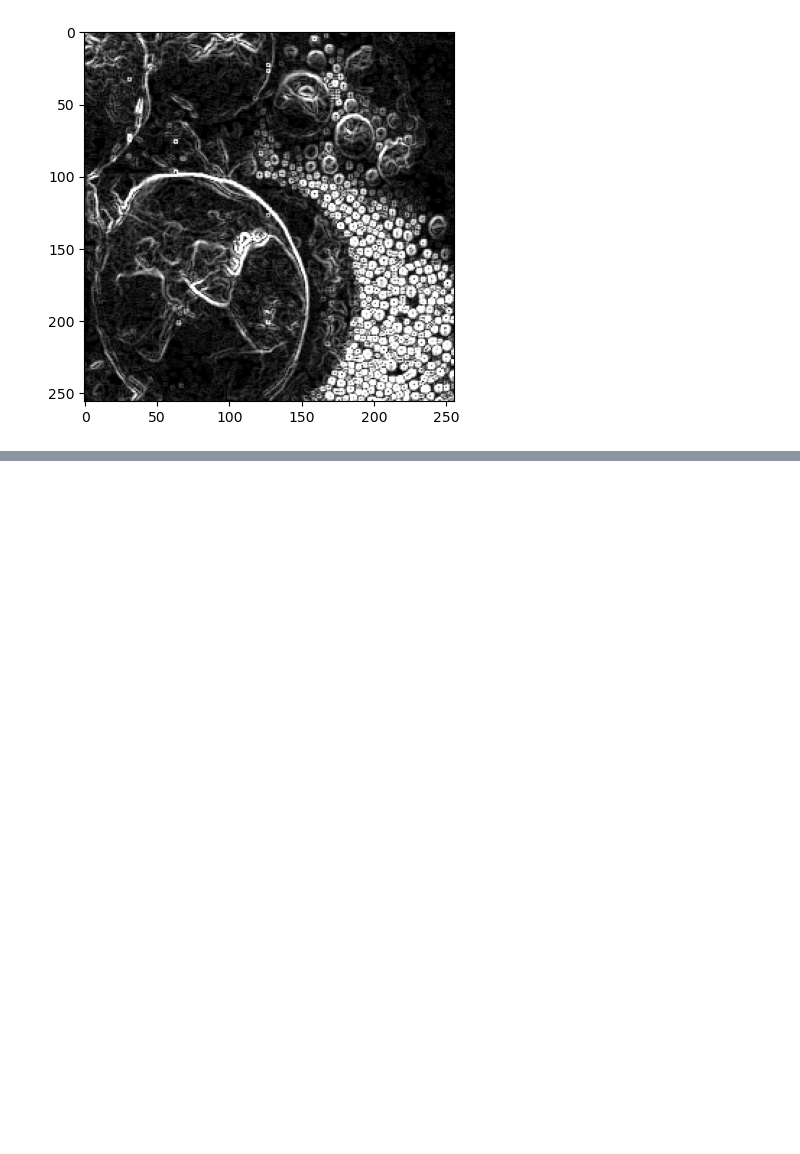
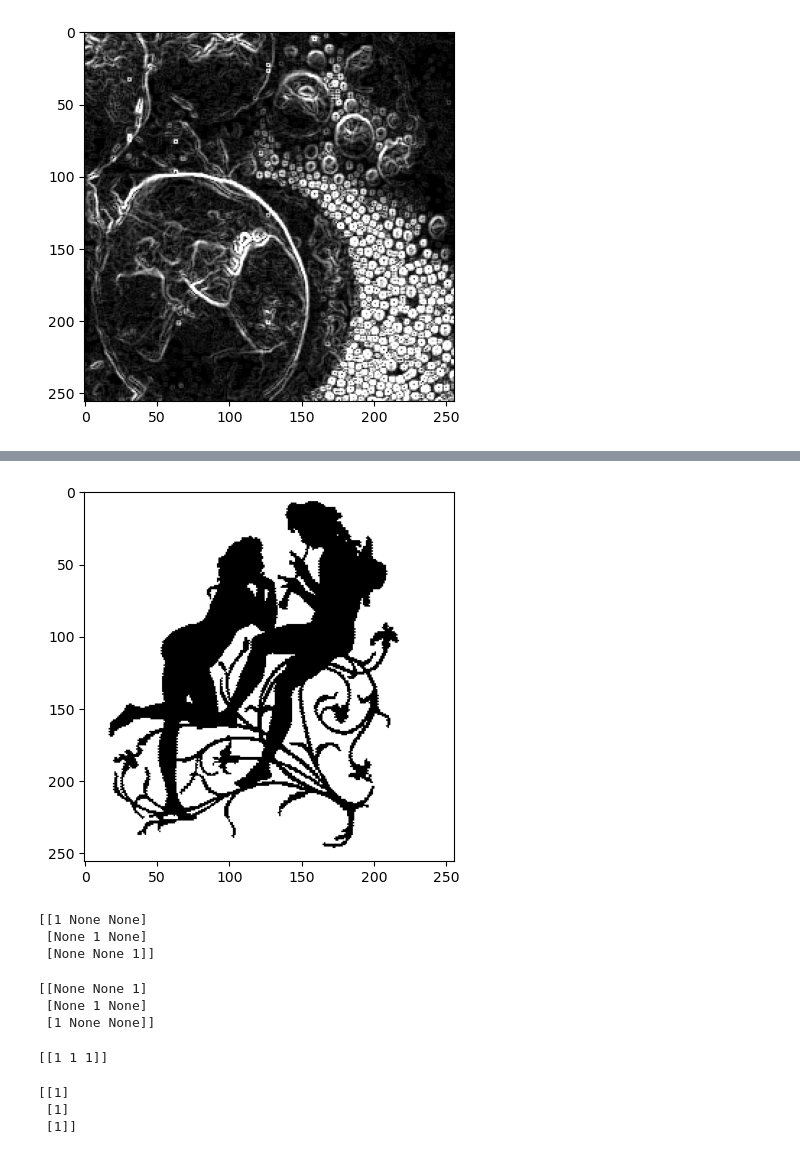
Before and after one commit to ImagenesYVision/Taller6, a Jupyter notebook: Taller6.ipynb, the cells around one changed output, grey strips where cells are left out. Saved outputs shown, nothing was run; the diff lists cells and outputs as text; code cells hidden in the pictures; blank space fills up the shorter version.

```diff
--- a/Taller6.ipynb
+++ b/Taller6.ipynb
@@ -160,0 +164,47 @@ plt.show()
+# %%
+amour_umbralizada = cv2.threshold(amour, 30, 35, cv2.THRESH_BINARY)[1]
+plt.imshow(amour_umbralizada, cmap="gray")
+plt.show()
+# %% [output]
+[figure, added]
+# %%
+n = 3
+kernelDiagIzq = np.empty((n,n), dtype=object)
+kernelDiagIzq[:] = None
+
+for i in range(n):
+    for j in range(n):
+        if i == j:
+            kernelDiagIzq[i,j] = 1
+print(kernelDiagIzq)
+# %% [output]
+[[1 None None]
+ [None 1 None]
+ [None None 1]]
+# %%
+n = 3
+kernelDiagDer = np.empty((n,n), dtype=object)
+kernelDiagDer[:] = None
+
+offset = n-1
+for i in range(n):
+    for j in range(n):
+        if i + j == offset:
+            kernelDiagDer[i, j] = 1
+print(kernelDiagDer)
+# %% [output]
+[[None None 1]
+ [None 1 None]
+ [1 None None]]
+# %%
+kernelHor = np.ones((1,3), dtype = object)
+print(kernelHor)
+# %% [output]
+[[1 1 1]]
+# %%
+kernelVert = np.ones((3,1), dtype = object)
+print(kernelVert)
+# %% [output]
+[[1]
+ [1]
+ [1]]
```
Also changed, not shown: parts of 11 cells of this notebook.
